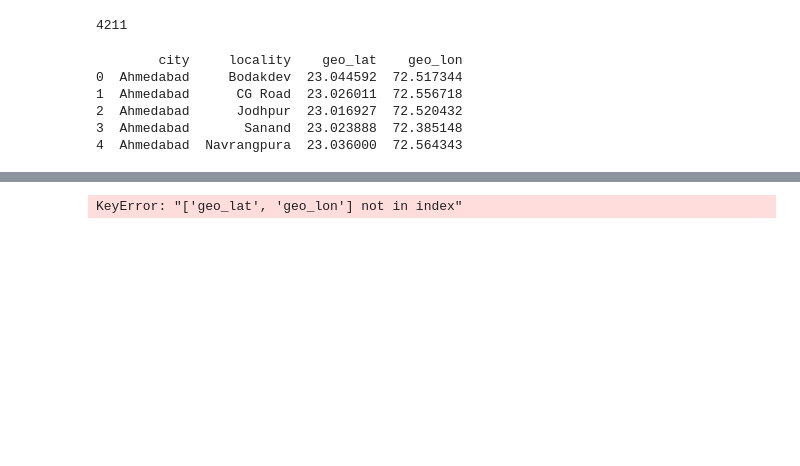
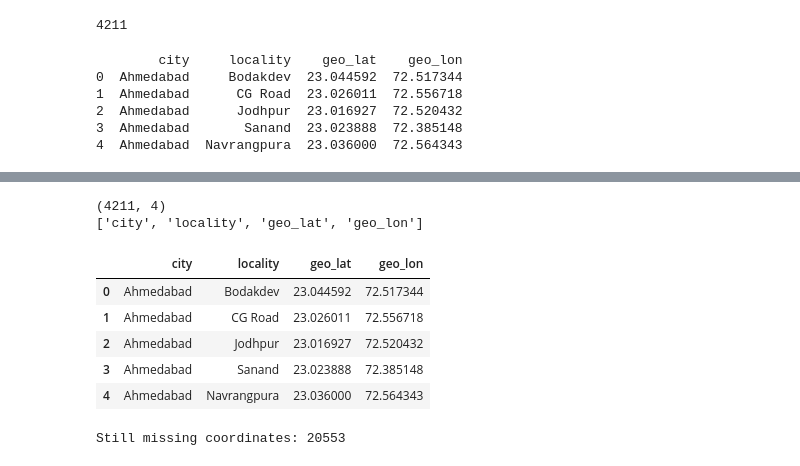
Before and after one commit to anisha-1811/Rentora-AI, a Jupyter notebook: notebooks/01_data_collection.ipynb, the cells around one changed output, grey strips where cells are left out. Drawn from its saved outputs; the diff is of its cells as text; code cells hidden in the pictures; blank space fills up the shorter version.

```diff
--- a/notebooks/01_data_collection.ipynb
+++ b/notebooks/01_data_collection.ipynb
@@ -158,17 +142,32 @@ Geocoding fully done and saved.
-# %%
-# ============================================
-# CELL 10 — Merge geocoded coordinates back into the main combined dataset
-# April 2024 rows already had real lat/long; this fills in Makaan's missing ones
-# ============================================
-combined = combined.merge(
-    unique_localities[['city', 'locality', 'geo_lat', 'geo_lon']],
-    on=['city', 'locality'],
-    how='left'
-)
-combined['latitude'] = combined['latitude'].fillna(combined['geo_lat'])
-combined['longitude'] = combined['longitude'].fillna(combined['geo_lon'])
-combined = combined.drop(columns=['geo_lat', 'geo_lon'])
-
-print("Still missing coordinates:", combined['latitude'].isna().sum())
-# %% [output]
-KeyError: "['geo_lat', 'geo_lon'] not in index"
+# %%
+geocoded = pd.read_csv('../data/geocoded_localities.csv')
+# %%
+print(geocoded.shape)
+print(geocoded.columns.tolist())
+geocoded.head()
+# %% [output]
+(4211, 4)
+['city', 'locality', 'geo_lat', 'geo_lon']
+|  | city | locality | geo_lat | geo_lon |
+| 0 | Ahmedabad | Bodakdev | 23.044592 | 72.517344 |
+| 1 | Ahmedabad | CG Road | 23.026011 | 72.556718 |
+| 2 | Ahmedabad | Jodhpur | 23.016927 | 72.520432 |
+| 3 | Ahmedabad | Sanand | 23.023888 | 72.385148 |
+| 4 | Ahmedabad | Navrangpura | 23.036000 | 72.564343 |
+# %%
+# ============================================
+# Merge geocoded coordinates back into the main combined dataset
+# April 2024 rows already had real lat/long; this fills in Makaan's missing ones
+# ============================================
+combined = combined.merge(
+    geocoded[['city', 'locality', 'geo_lat', 'geo_lon']],
+    on=['city', 'locality'],
+    how='left'
+)
+combined['latitude'] = combined['latitude'].fillna(combined['geo_lat'])
+combined['longitude'] = combined['longitude'].fillna(combined['geo_lon'])
+combined = combined.drop(columns=['geo_lat', 'geo_lon'])
+
+print("Still missing coordinates:", combined['latitude'].isna().sum())
+# %% [output]
+Still missing coordinates: 20553
```
Also changed, not shown: parts of 4 cells of this notebook, 2 other files.
